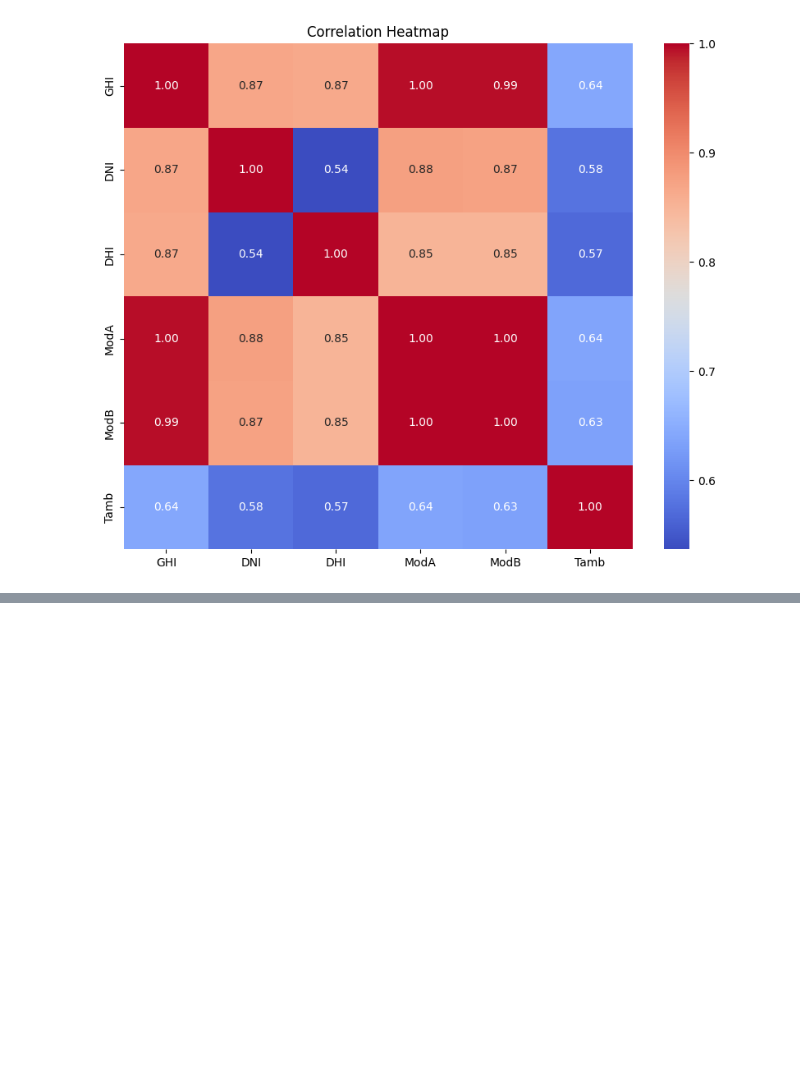
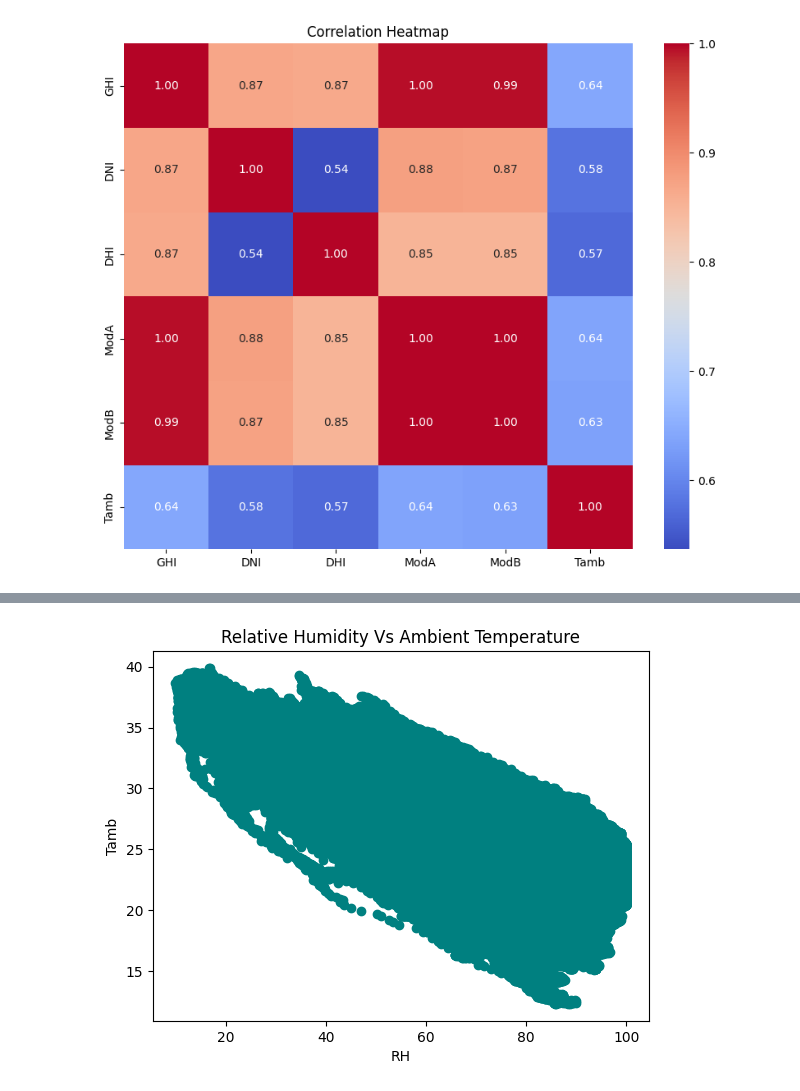
Before and after one commit to Kidist-c/solar-challenge-week1, a Jupyter notebook: notebooks/sierraleone-eda.ipynb, the cells around one changed output, grey strips where cells are left out. Drawn from its saved outputs; the diff is of its cells as text; code cells hidden in the pictures; blank space fills up the shorter version.

```diff
--- a/notebooks/sierraleone-eda.ipynb
+++ b/notebooks/sierraleone-eda.ipynb
@@ -376,0 +404,9 @@ plt.show()
+# %%
+# Scatter plots RH vs Tamb
+plt.scatter(sierra_cp['RH'], sierra_cp['Tamb'], color='teal')
+plt.title('Relative Humidity Vs Ambient Temperature')
+plt.xlabel('RH')
+plt.ylabel('Tamb')
+plt.show()
+# %% [output]
+[figure, added]
```
Also changed, not shown: parts of 6 cells of this notebook.
